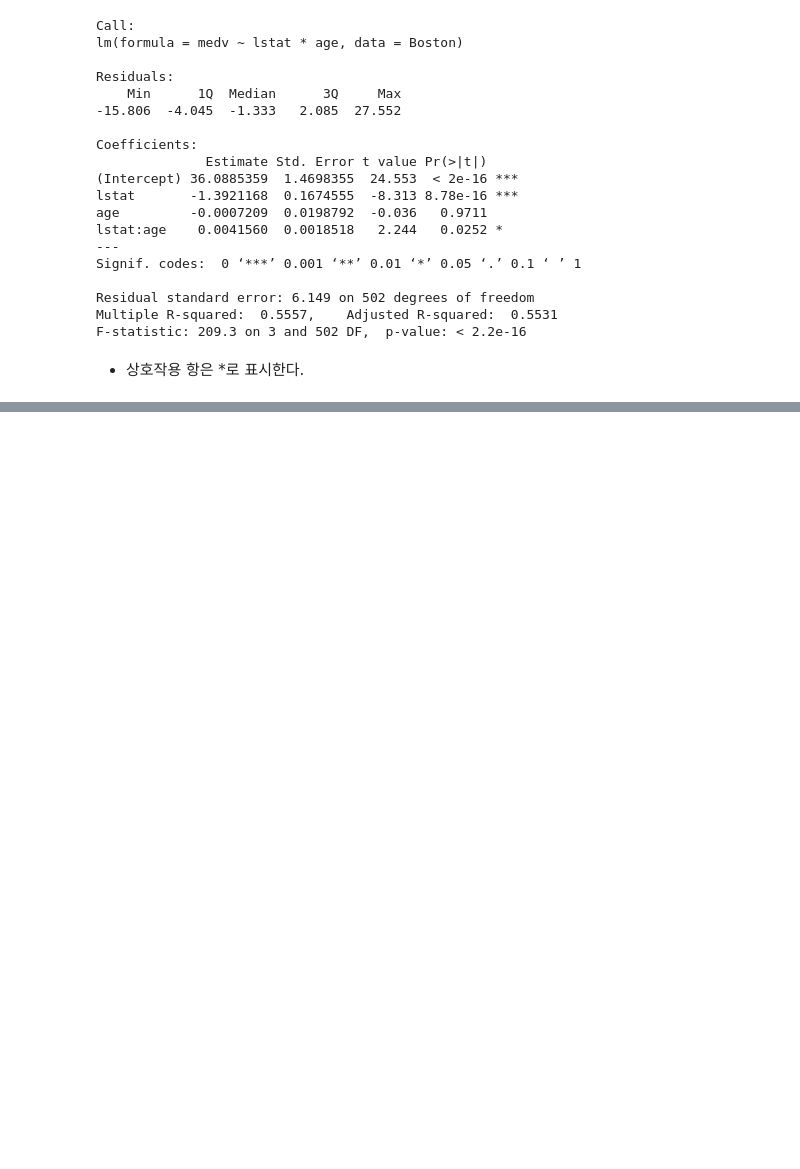
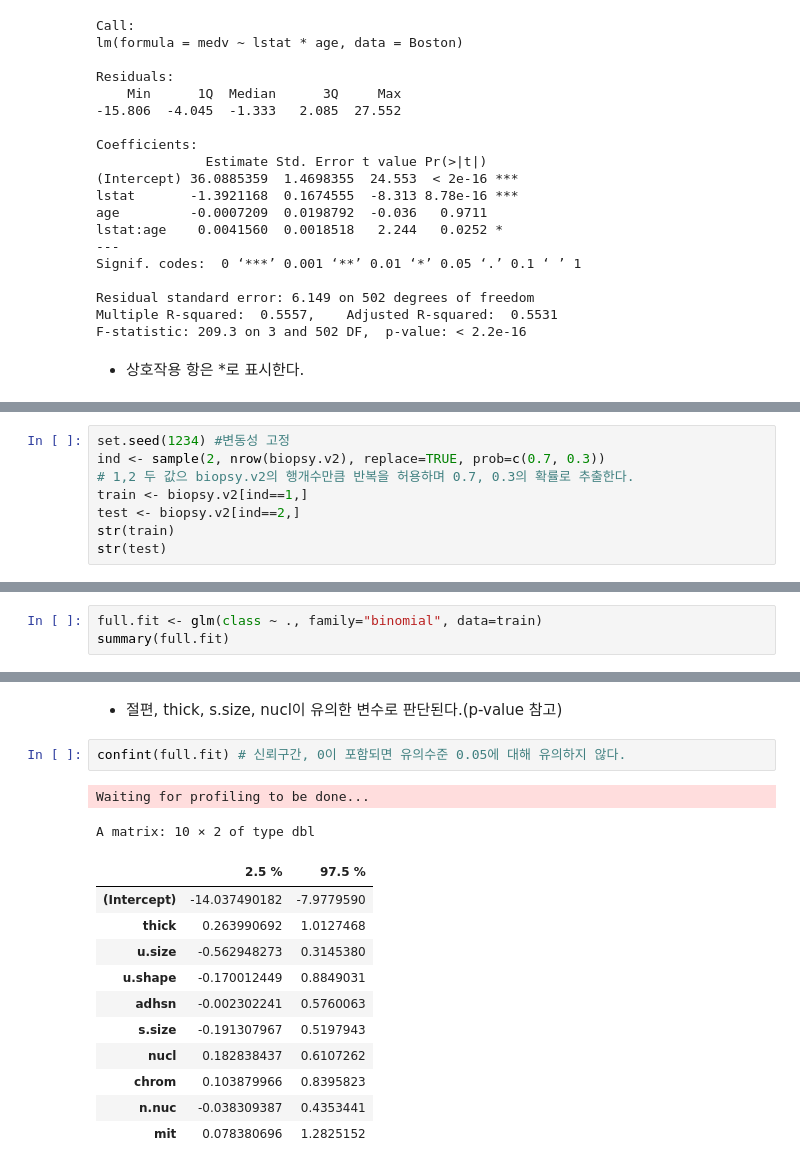
Before and after one commit to zzkl27/DataMining, a Jupyter notebook: R/Basic/선형회귀분석.ipynb, the cells around one changed output, grey strips where cells are left out. Cells and saved outputs as stored; diff of their text form; blank space fills up the shorter version.

```diff
--- a/R/Basic/선형회귀분석.ipynb
+++ b/R/Basic/선형회귀분석.ipynb
@@ -646,0 +740,8 @@ F-statistic: 209.3 on 3 and 502 DF,  p-value: < 2.2e-16
+# %%
+set.seed(1234) #변동성 고정
+ind <- sample(2, nrow(biopsy.v2), replace=TRUE, prob=c(0.7, 0.3))
+# 1,2 두 값으 biopsy.v2의 행개수만큼 반복을 허용하며 0.7, 0.3의 확률로 추출한다.
+train <- biopsy.v2[ind==1,]
+test <- biopsy.v2[ind==2,]
+str(train)
+str(test)
@@ -646,0 +788,3 @@ F-statistic: 209.3 on 3 and 502 DF,  p-value: < 2.2e-16
+# %%
+full.fit <- glm(class ~ ., family="binomial", data=train)
+summary(full.fit)
@@ -646,0 +809,18 @@ F-statistic: 209.3 on 3 and 502 DF,  p-value: < 2.2e-16
+# %% [markdown]
+- 절편, thick, s.size, nucl이 유의한 변수로 판단된다.(p-value 참고)
+# %%
+confint(full.fit) # 신뢰구간, 0이 포함되면 유의수준 0.05에 대해 유의하지 않다.
+# %% [output]
+Waiting for profiling to be done...
+A matrix: 10 × 2 of type dbl
+|  | 2.5 % | 97.5 % |
+| (Intercept) | -14.037490182 | -7.9779590 |
+| thick | 0.263990692 | 1.0127468 |
+| u.size | -0.562948273 | 0.3145380 |
+| u.shape | -0.170012449 | 0.8849031 |
+| adhsn | -0.002302241 | 0.5760063 |
+| s.size | -0.191307967 | 0.5197943 |
+| nucl | 0.182838437 | 0.6107262 |
+| chrom | 0.103879966 | 0.8395823 |
+| n.nuc | -0.038309387 | 0.4353441 |
+| mit | 0.078380696 | 1.2825152 |
```
Also changed, not shown: parts of 20 cells of this notebook.
